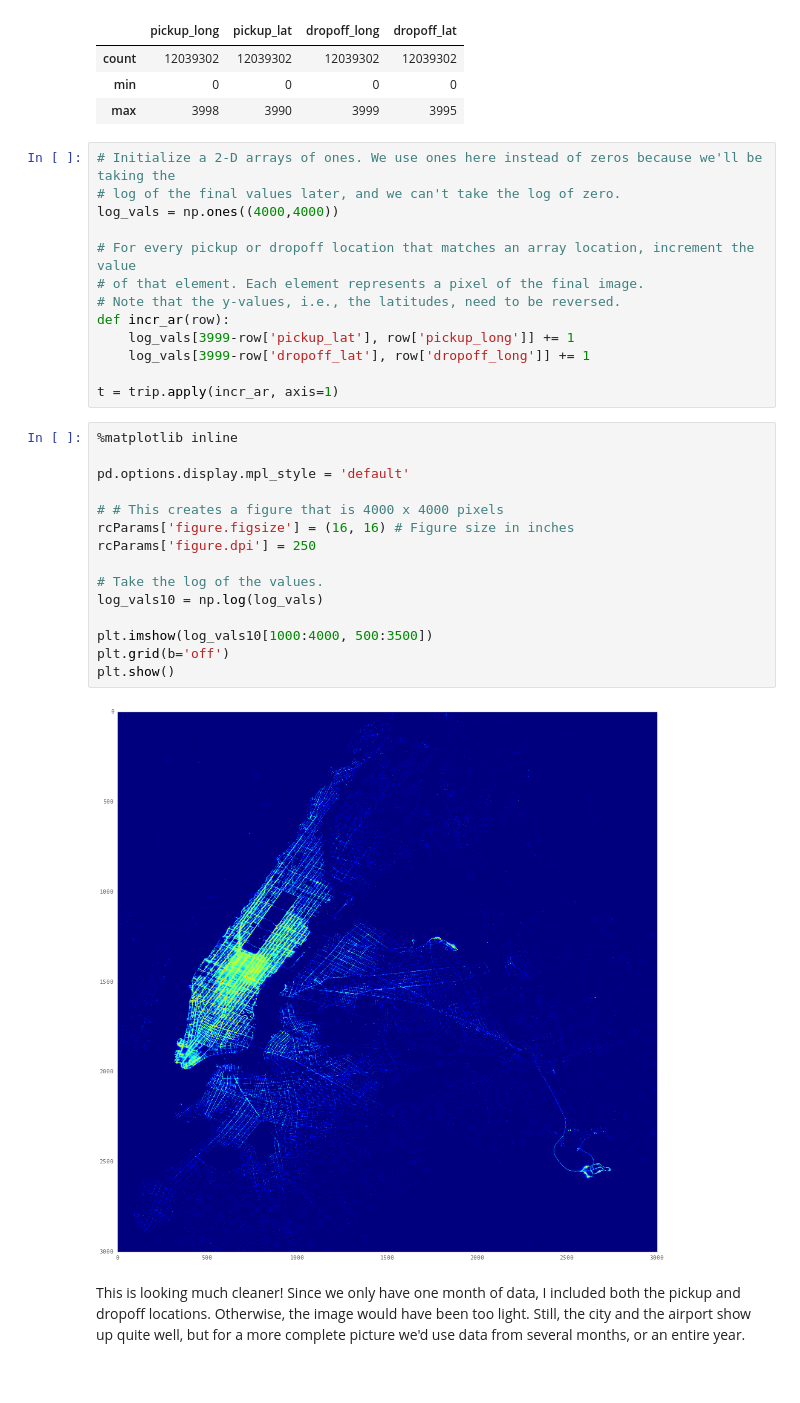
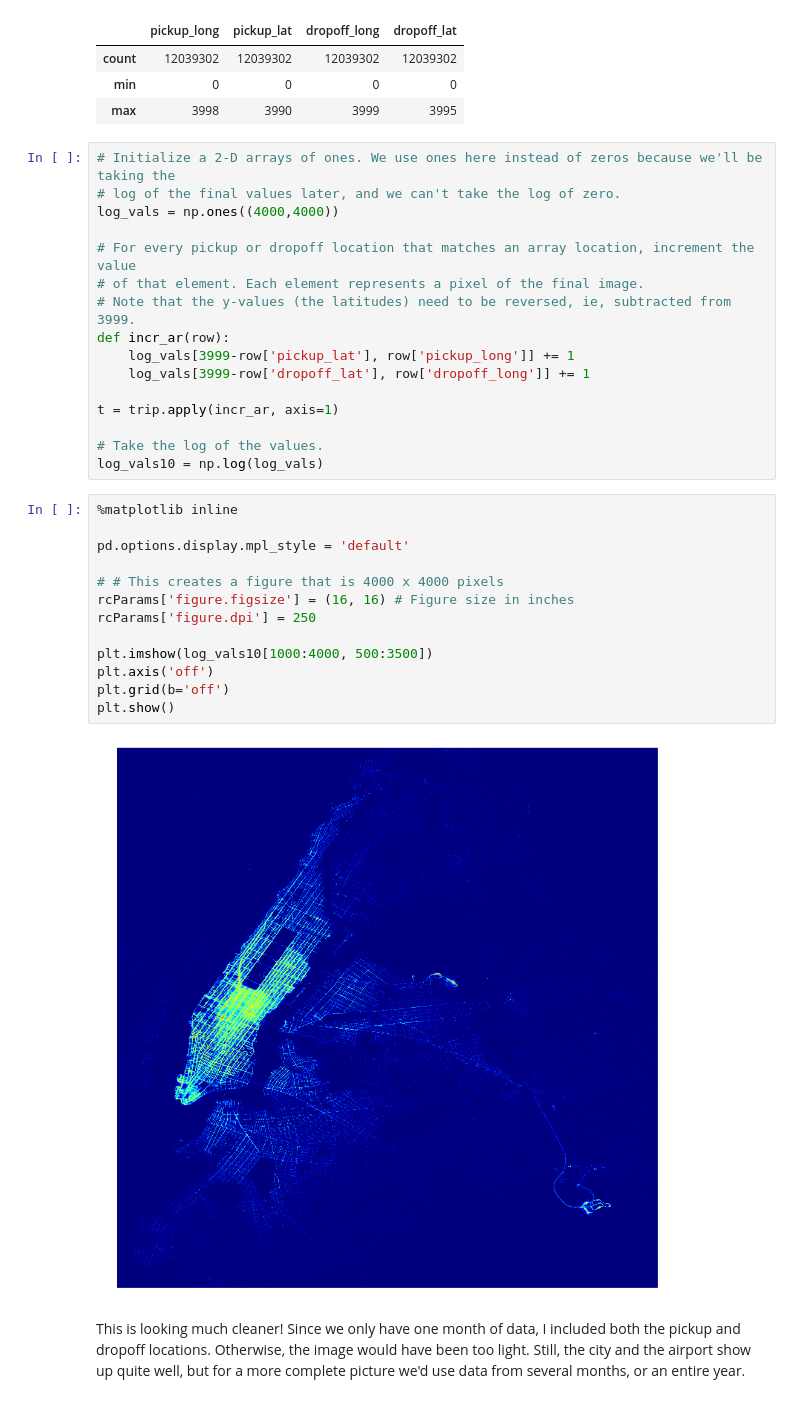
Before and after one commit to bradmager/NYC_TaxiData, a Jupyter notebook: NYC_TaxiData.ipynb, the cells around one changed output. Cells and saved outputs as stored; diff of their text form.

Commit message:
Refined images; removed axes

```diff
--- a/NYC_TaxiData.ipynb
+++ b/NYC_TaxiData.ipynb
@@ -121,29 +124,30 @@ log_vals = np.ones((4000,4000))
 
 # For every pickup or dropoff location that matches an array location, increment the value
 # of that element. Each element represents a pixel of the final image.
-# Note that the y-values, i.e., the latitudes, need to be reversed.
+# Note that the y-values (the latitudes) need to be reversed, ie, subtracted from 3999.
 def incr_ar(row):
     log_vals[3999-row['pickup_lat'], row['pickup_long']] += 1
     log_vals[3999-row['dropoff_lat'], row['dropoff_long']] += 1
 
 t = trip.apply(incr_ar, axis=1)
+
+# Take the log of the values.
+log_vals10 = np.log(log_vals)
 # %%
 %matplotlib inline
 
 pd.options.display.mpl_style = 'default'
 
 # # This creates a figure that is 4000 x 4000 pixels
 rcParams['figure.figsize'] = (16, 16) # Figure size in inches
 rcParams['figure.dpi'] = 250
 
-# Take the log of the values.
-log_vals10 = np.log(log_vals)
-
 plt.imshow(log_vals10[1000:4000, 500:3500])
+plt.axis('off')
 plt.grid(b='off')
 plt.show()
 # %% [output]
-[figure, old version]
+[figure, new version]
 # %% [markdown]
 This is looking much cleaner! Since we only have one month of data, I included both the pickup and dropoff locations. Otherwise, the image would have been too light. Still, the city and the airport show up quite well, but for a more complete picture we'd use data from several months, or an entire year.
 # %%
```
Also changed, not shown: parts of 4 cells of this notebook.
